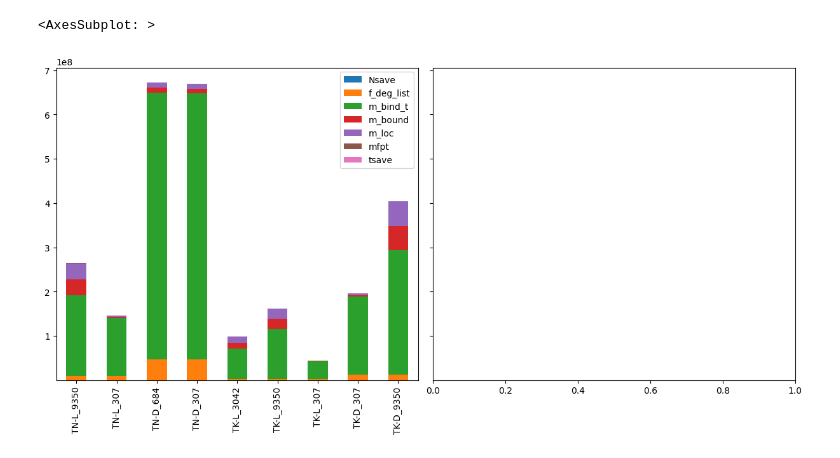
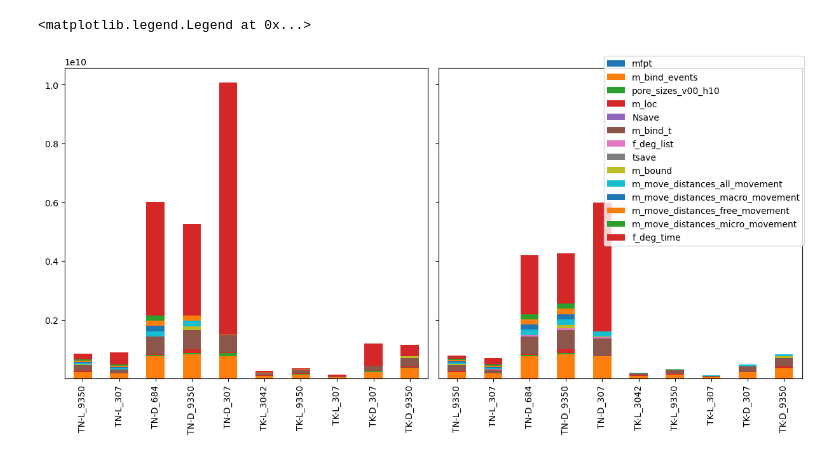
Before and after one commit to UCO-OpResearch/lysis, a Jupyter notebook: src/python/Jupyter Notebooks/Data Size.ipynb, the cells around one changed output. Cells and saved outputs as stored; diff of their text form; code cells hidden in the pictures.

```diff
--- a/src/python/Jupyter Notebooks/Data Size.ipynb
+++ b/src/python/Jupyter Notebooks/Data Size.ipynb
@@ -113,7 +113,7 @@ runs = np.array(
         (group_code + "00", "TN-L_9350", "Into and along - Internal", 1_034_836_197, 0, 10),
         (group_code + "01", "TN-L_307", "Into and along - Internal", 2_464_079_704, 0, 100),
         (group_code + "02", "TN-D_684", "Into and along - Internal", 982_919_027, 0, 100),
-        # (group_code + "03", "TN-D_9350", "Into and along - Internal", 129_314_213, 0, 10),
+        (group_code + "03", "TN-D_9350", "Into and along - Internal", 129_314_213, 0, 10),
         (group_code + "04", "TN-D_307", "Into and along - Internal", 2_705_873_059, 0, 100),
         (group_code + "05", "TK-L_3042", "Into and along - Internal", 2_104_158_012, 0, 10),
         (group_code + "06", "TK-L_9350", "Into and along - Internal", 2_608_028_918, 0, 10),
@@ -163,0 +172,31 @@ df.dropna().style.format("{:,.0f}")
+# %%
+for run in tqdm(runs):
+    # Select and load scenario
+    mech = mechanisms[mechanisms["descriptor"] == run["mechanism"]][0]
+    scen = scenarios[scenarios["descriptor"] == run["scenario"]][0]
+    e = lysis.util.Experiment(os.path.join("..", "..", "..", "data"), experiment_code=run["exp_code"])
+    # e = lysis.util.Experiment(
+    #     os.path.join("/", "home", "bpaynter", "Archive", "lysis_data"), experiment_code=run["exp_code"]
+    # )
+    e.read_file()
+    file_code = out_file_code.format(scenario_code=run["scenario"])
+    files = [
+        x
+        for x in os.listdir(os.path.join(e.os_path, "00"))
+        if x.endswith(".dat") or x.endswith(".pkl") or x.endswith(".npz")
+    ]
+    for file in files:
+        root_name = file[: file.find(file_code)]
+        df.loc[(group_code, scen["descriptor"]), root_name] = sum(
+            [
+                os.stat(os.path.join(e.os_path, f"{sim:02d}", f"{file[:-6]}{sim:02d}{file[-4:]}")).st_size
+                for sim in range(e.macro_params.total_trials)
+            ]
+        )
+    files = [x for x in os.listdir(e.os_path) if x.endswith(".pkl") or x.endswith(".npz")]
+    for file in files:
+        root_name = file[: file.find(file_code)]
+        df.loc[(group_code, scen["descriptor"]), root_name] = os.stat(os.path.join(e.os_path, file)).st_size
+# %%
+df.fillna(0, inplace=True)
+df.style.format("{:,.0f}")
@@ -164,14 +221,16 @@ df.dropna().style.format("{:,.0f}")
 # %%
 fig, axs = plt.subplots(
     nrows=1,
     ncols=2,
     # sharex=True,
     sharey=True,
     figsize=(12, 6),
     constrained_layout=True,
     # width_ratios=[2, 1, 1, 1, 1],
 )
-df.plot.bar(ax=axs[0], stacked=True)
+df.loc["2023-12-10-19"].plot.bar(ax=axs[0], stacked=True, legend=False)
+df.loc["2024-02-02-14"].plot.bar(ax=axs[1], stacked=True, legend=False)
+fig.legend(*axs[0].get_legend_handles_labels(), loc="upper right")
 # %% [output]
-<AxesSubplot: >
+<matplotlib.legend.Legend at 0x...>
-[figure, old version]
+[figure, new version]
```
Also changed, not shown: parts of 4 cells of this notebook, 3 other files.
